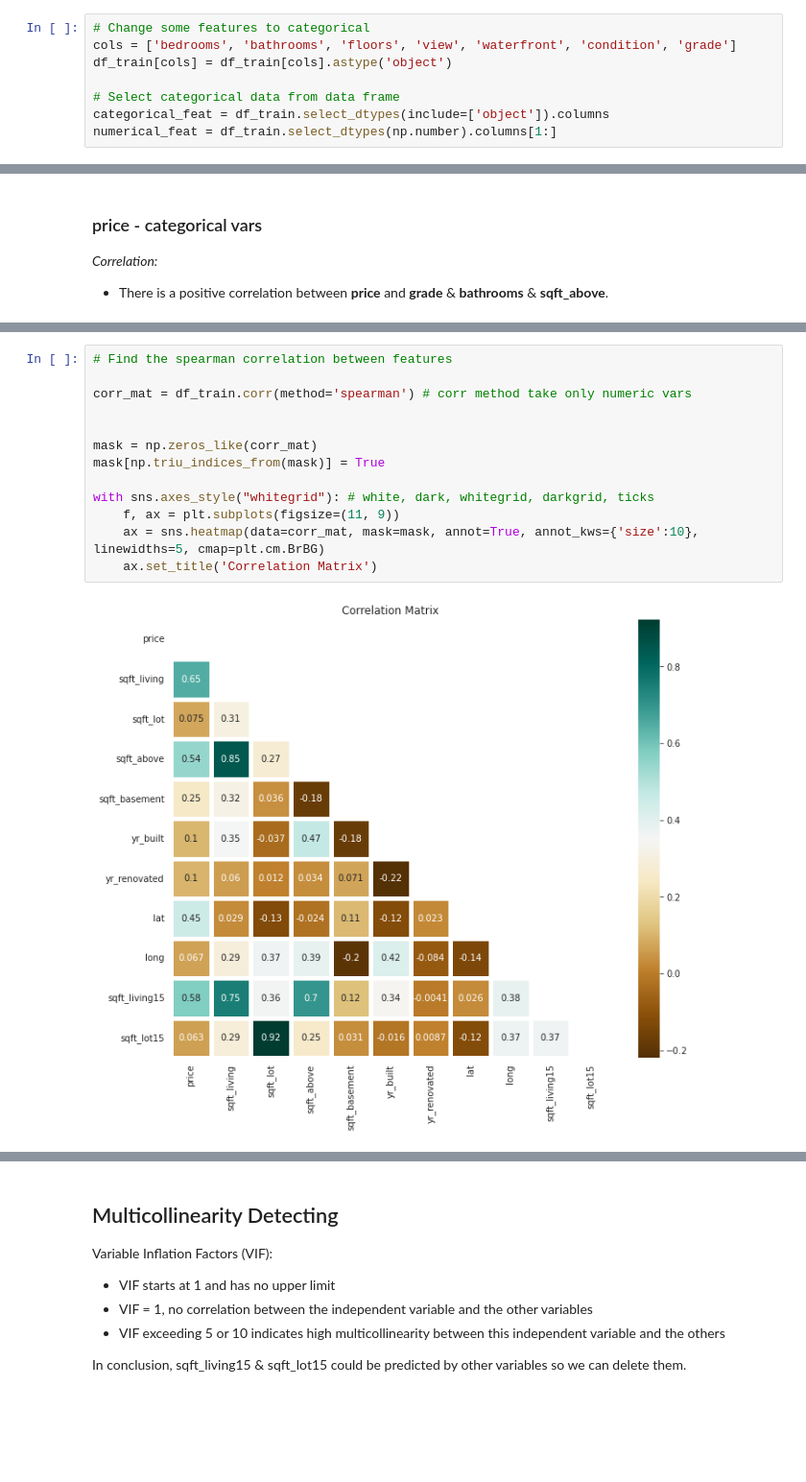
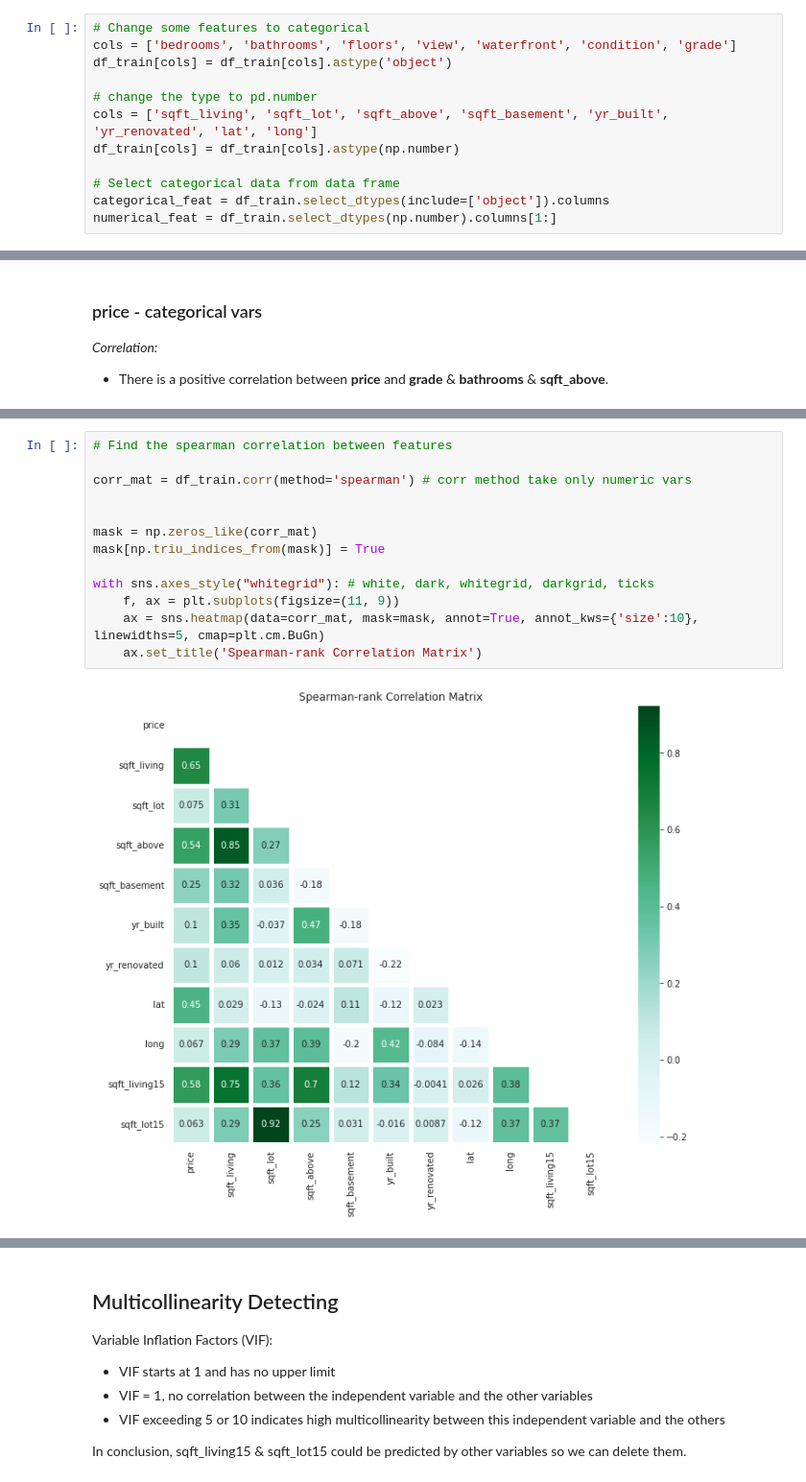
Before and after one commit to Nicola-Ibrahim/House-price-prediction, a Jupyter notebook: House pricing prediction - Model.ipynb, the cells around one changed output, grey strips where cells are left out. Shown at 96% size. Saved outputs shown, nothing was run; the diff lists cells and outputs as text; blank space fills up the shorter version.

```diff
--- a/House pricing prediction - Model.ipynb
+++ b/House pricing prediction - Model.ipynb
@@ -183,6 +178,10 @@ Data dimension(15126, 18)
 cols = ['bedrooms', 'bathrooms', 'floors', 'view', 'waterfront', 'condition', 'grade']
 df_train[cols] = df_train[cols].astype('object')
 
+# change the type to pd.number
+cols = ['sqft_living', 'sqft_lot', 'sqft_above', 'sqft_basement', 'yr_built', 'yr_renovated', 'lat', 'long']
+df_train[cols] = df_train[cols].astype(np.number)
+
 # Select categorical data from data frame
 categorical_feat = df_train.select_dtypes(include=['object']).columns
 numerical_feat = df_train.select_dtypes(np.number).columns[1:]
@@ -405,18 +405,18 @@ From the correlation matrix, the pairs of features with high correlation are:
 # %%
 # Find the spearman correlation between features
 
 corr_mat = df_train.corr(method='spearman') # corr method take only numeric vars
 
 
 mask = np.zeros_like(corr_mat)
 mask[np.triu_indices_from(mask)] = True
 
 with sns.axes_style("whitegrid"): # white, dark, whitegrid, darkgrid, ticks
     f, ax = plt.subplots(figsize=(11, 9))
-    ax = sns.heatmap(data=corr_mat, mask=mask, annot=True, annot_kws={'size':10}, linewidths=5, cmap=plt.cm.BrBG)
-    ax.set_title('Correlation Matrix')
+    ax = sns.heatmap(data=corr_mat, mask=mask, annot=True, annot_kws={'size':10}, linewidths=5, cmap=plt.cm.BuGn)
+    ax.set_title('Spearman-rank Correlation Matrix')
 # %% [output]
-[figure, old version]
+[figure, new version]
 # %%
 def find_corr_feat(corr_mat:np.array,  threshold:float) -> pd.DataFrame:
     """
```
Also changed, not shown: parts of 44 cells of this notebook.
